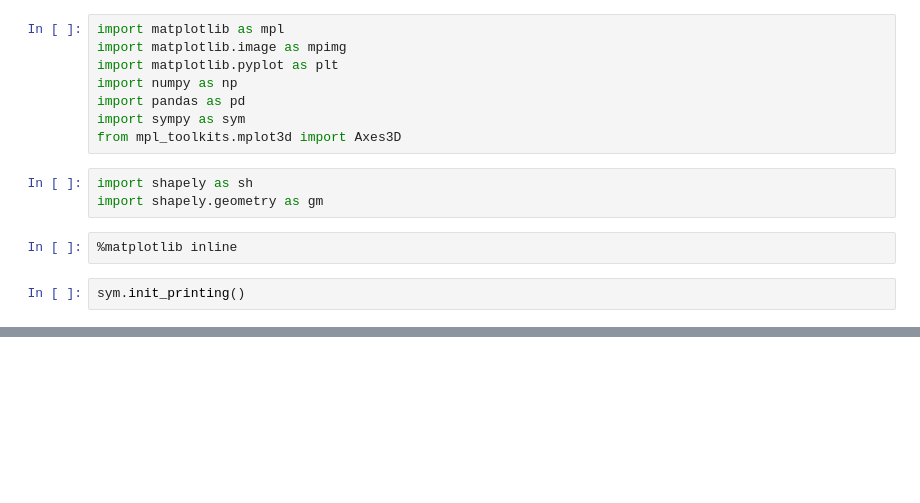
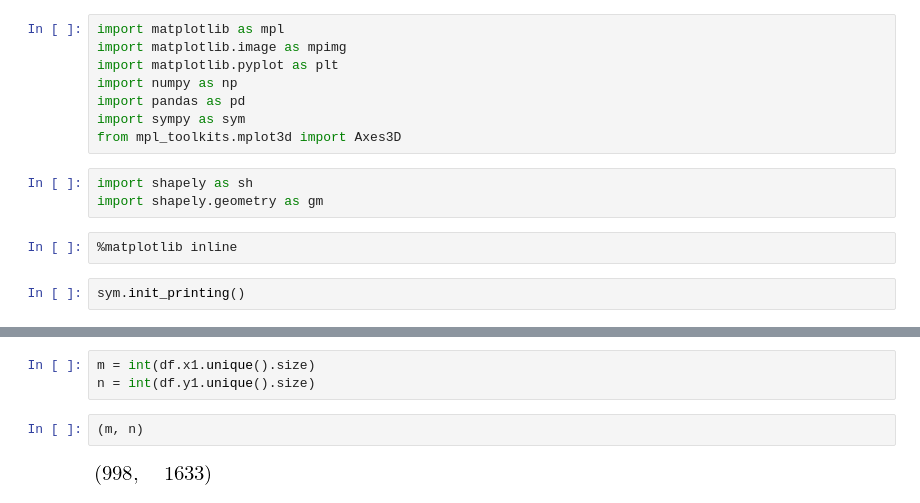
Before and after one commit to DavorPenzar/diplomski, a Jupyter notebook: code/Divizija.ipynb, the cells around one changed output, grey strips where cells are left out. Saved outputs shown, nothing was run; the diff lists cells and outputs as text; blank space fills up the shorter version.

```diff
--- a/code/Divizija.ipynb
+++ b/code/Divizija.ipynb
@@ -88,0 +120,7 @@ del j
+# %%
+m = int(df.x1.unique().size)
+n = int(df.y1.unique().size)
+# %%
+(m, n)
+# %% [output]
+[figure, added]
```
Also changed, not shown: parts of 22 cells of this notebook, 3 other files.
